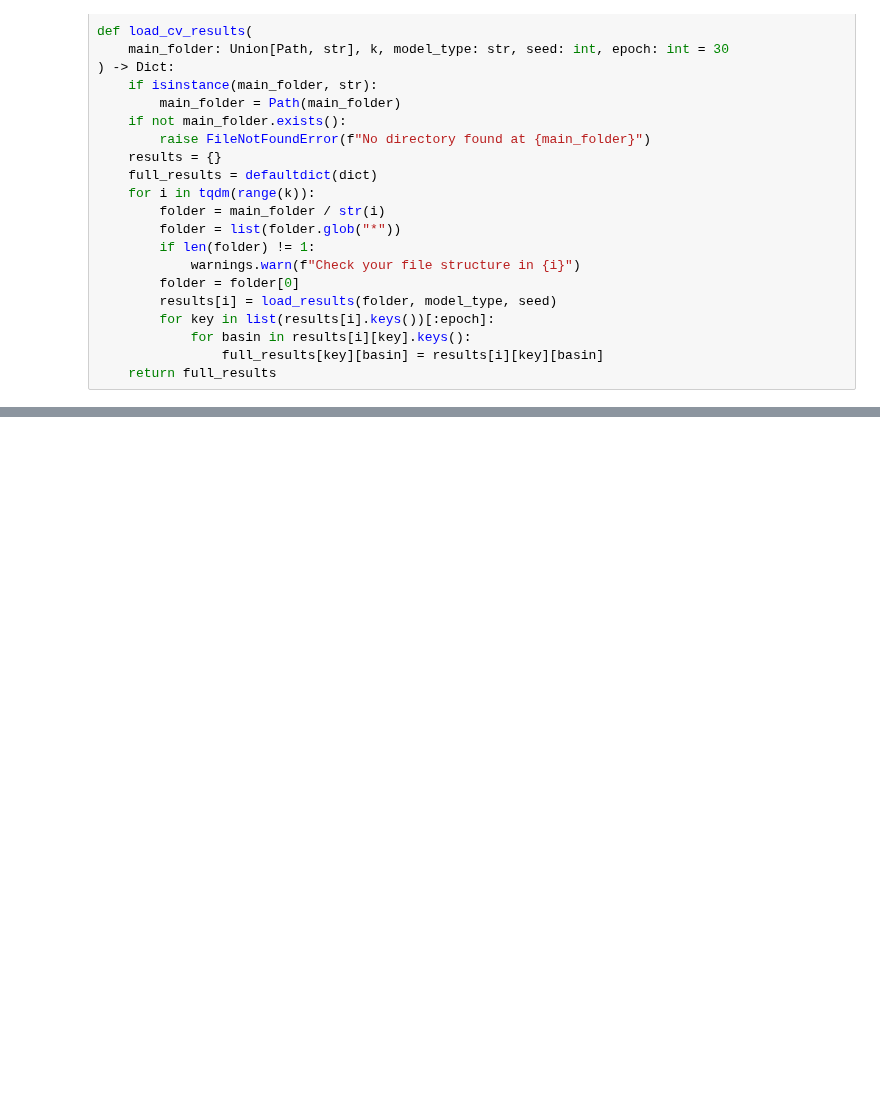
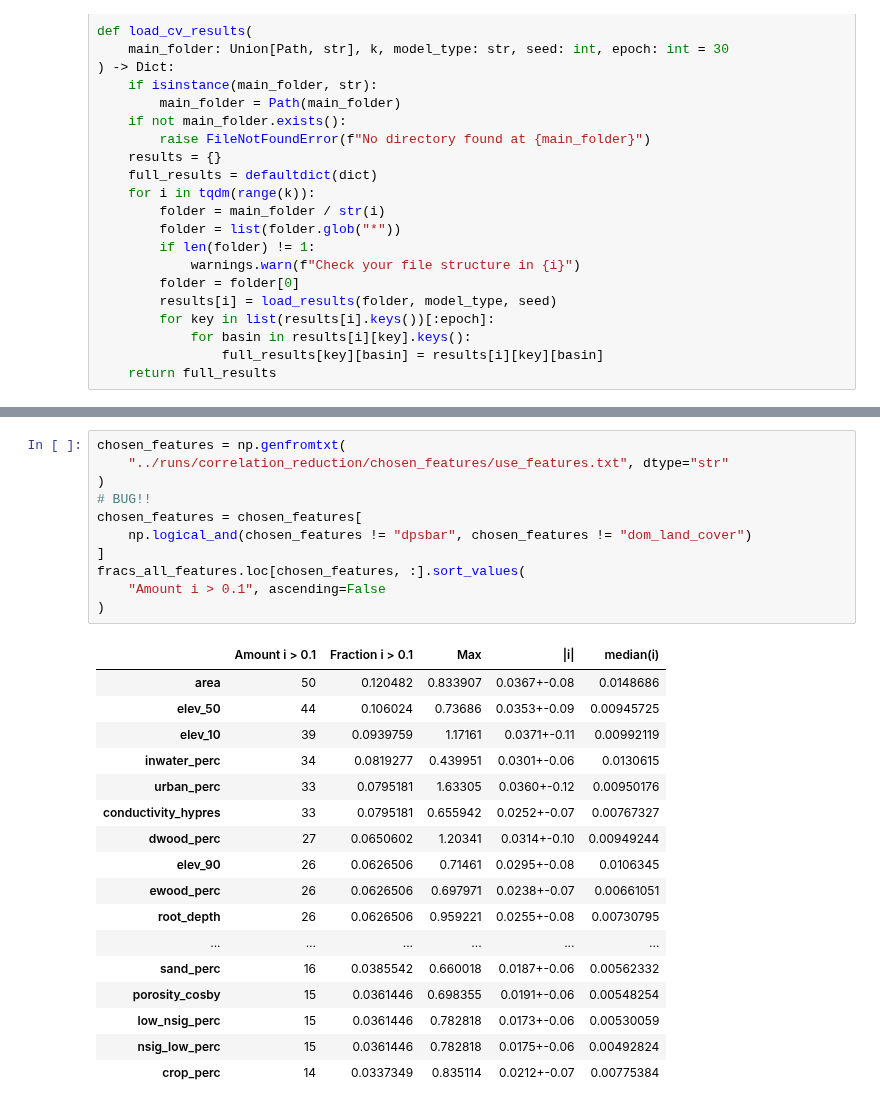
Before and after one commit to bernharl/Master-Thesis, a Jupyter notebook: notebooks/permutation_test.ipynb, the cells around one changed output, grey strips where cells are left out. Drawn from its saved outputs; the diff is of its cells as text; blank space fills up the shorter version.

```diff
--- a/notebooks/permutation_test.ipynb
+++ b/notebooks/permutation_test.ipynb
@@ -131,0 +185,29 @@ fracs
+# %%
+chosen_features = np.genfromtxt(
+    "../runs/correlation_reduction/chosen_features/use_features.txt", dtype="str"
+)
+# BUG!!
+chosen_features = chosen_features[
+    np.logical_and(chosen_features != "dpsbar", chosen_features != "dom_land_cover")
+]
+fracs_all_features.loc[chosen_features, :].sort_values(
+    "Amount i > 0.1", ascending=False
+)
+# %% [output]
+|  | Amount i > 0.1 | Fraction i > 0.1 | Max | |i| | median(i) |
+| area | 50 | 0.120482 | 0.833907 | 0.0367+-0.08 | 0.0148686 |
+| elev_50 | 44 | 0.106024 | 0.73686 | 0.0353+-0.09 | 0.00945725 |
+| elev_10 | 39 | 0.0939759 | 1.17161 | 0.0371+-0.11 | 0.00992119 |
+| inwater_perc | 34 | 0.0819277 | 0.439951 | 0.0301+-0.06 | 0.0130615 |
+| urban_perc | 33 | 0.0795181 | 1.63305 | 0.0360+-0.12 | 0.00950176 |
+| conductivity_hypres | 33 | 0.0795181 | 0.655942 | 0.0252+-0.07 | 0.00767327 |
+| dwood_perc | 27 | 0.0650602 | 1.20341 | 0.0314+-0.10 | 0.00949244 |
+| elev_90 | 26 | 0.0626506 | 0.71461 | 0.0295+-0.08 | 0.0106345 |
+| ewood_perc | 26 | 0.0626506 | 0.697971 | 0.0238+-0.07 | 0.00661051 |
+| root_depth | 26 | 0.0626506 | 0.959221 | 0.0255+-0.08 | 0.00730795 |
+| ... | ... | ... | ... | ... | ... |
+| sand_perc | 16 | 0.0385542 | 0.660018 | 0.0187+-0.06 | 0.00562332 |
+| porosity_cosby | 15 | 0.0361446 | 0.698355 | 0.0191+-0.06 | 0.00548254 |
+| low_nsig_perc | 15 | 0.0361446 | 0.782818 | 0.0173+-0.06 | 0.00530059 |
+| nsig_low_perc | 15 | 0.0361446 | 0.782818 | 0.0175+-0.06 | 0.00492824 |
+| crop_perc | 14 | 0.0337349 | 0.835114 | 0.0212+-0.07 | 0.00775384 |
```
Also changed, not shown: parts of 8 cells of this notebook, 1 other file.
